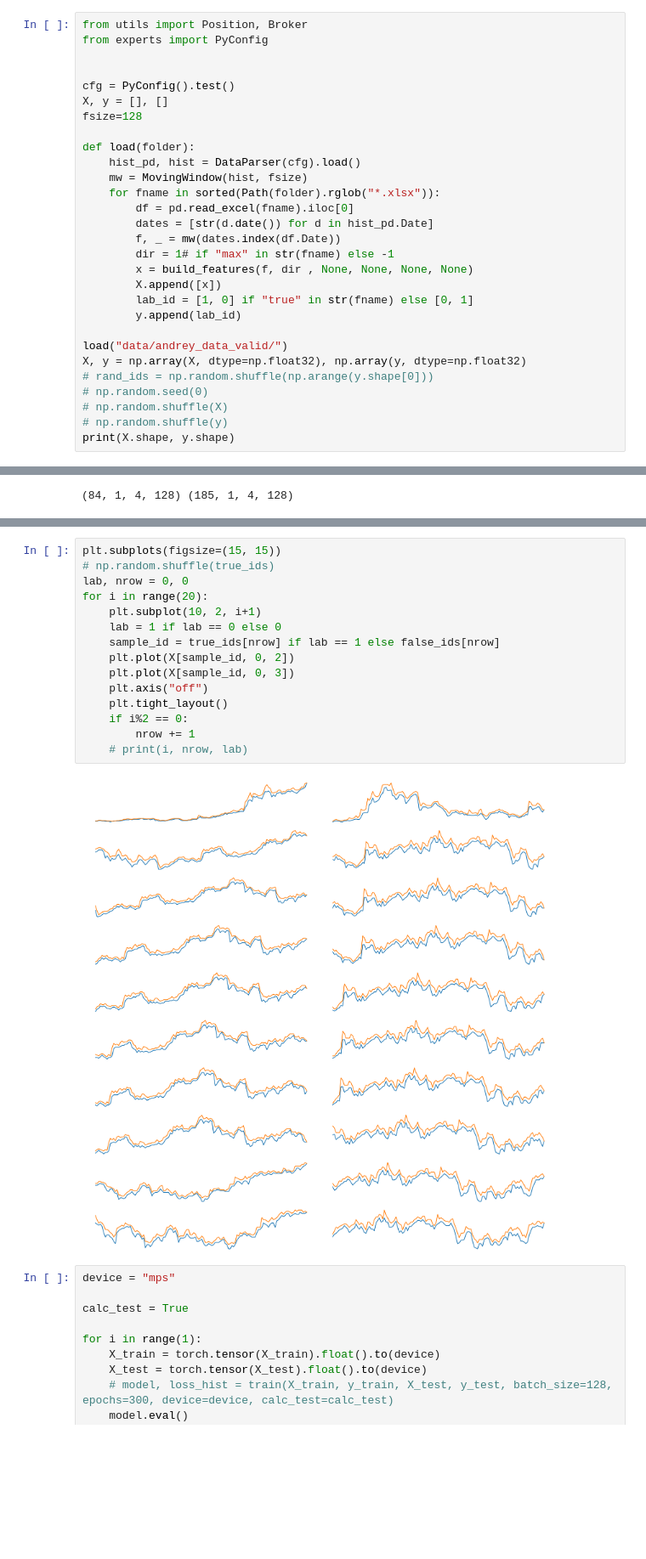
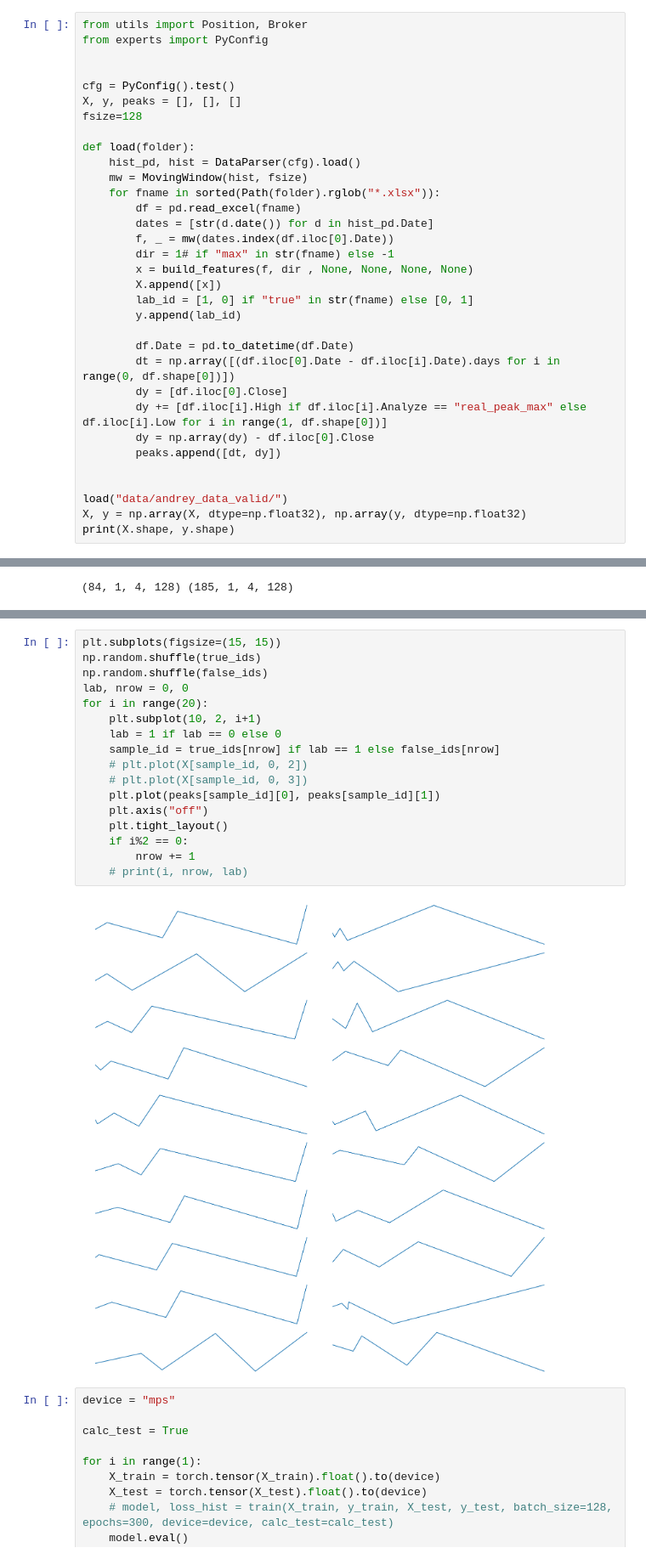
Before and after one commit to binrey/MLTR, a Jupyter notebook: train.ipynb, the cells around one changed output, grey strips where cells are left out. Shown at 85% size. Drawn from its saved outputs; the diff is of its cells as text; blank space fills up the shorter version.

```diff
--- a/train.ipynb
+++ b/train.ipynb
@@ -33,28 +33,32 @@ from experts import PyConfig
 
 
 cfg = PyConfig().test()
-X, y = [], []
+X, y, peaks = [], [], []
 fsize=128
 
 def load(folder):
     hist_pd, hist = DataParser(cfg).load()
     mw = MovingWindow(hist, fsize)
     for fname in sorted(Path(folder).rglob("*.xlsx")):
-        df = pd.read_excel(fname).iloc[0]
+        df = pd.read_excel(fname)
         dates = [str(d.date()) for d in hist_pd.Date]
-        f, _ = mw(dates.index(df.Date))
+        f, _ = mw(dates.index(df.iloc[0].Date))
         dir = 1# if "max" in str(fname) else -1
         x = build_features(f, dir , None, None, None, None)
         X.append([x])
         lab_id = [1, 0] if "true" in str(fname) else [0, 1]
         y.append(lab_id)
 
+        df.Date = pd.to_datetime(df.Date)
+        dt = np.array([(df.iloc[0].Date - df.iloc[i].Date).days for i in range(0, df.shape[0])])
+        dy = [df.iloc[0].Close]
+        dy += [df.iloc[i].High if df.iloc[i].Analyze == "real_peak_max" else df.iloc[i].Low for i in range(1, df.shape[0])]
+        dy = np.array(dy) - df.iloc[0].Close
+        peaks.append([dt, dy])
+
+
 load("data/andrey_data_valid/")
 X, y = np.array(X, dtype=np.float32), np.array(y, dtype=np.float32)
-# rand_ids = np.random.shuffle(np.arange(y.shape[0]))
-# np.random.seed(0)
-# np.random.shuffle(X)
-# np.random.shuffle(y)
 print(X.shape, y.shape)
 # %% [output]
 (269, 1, 4, 128) (269, 2)
@@ -73,20 +82,22 @@ print(X_train.shape, X_test.shape)
 # %%
 plt.subplots(figsize=(15, 15))
-# np.random.shuffle(true_ids)
+np.random.shuffle(true_ids)
+np.random.shuffle(false_ids)
 lab, nrow = 0, 0
 for i in range(20):
     plt.subplot(10, 2, i+1)
     lab = 1 if lab == 0 else 0
     sample_id = true_ids[nrow] if lab == 1 else false_ids[nrow]
-    plt.plot(X[sample_id, 0, 2])
-    plt.plot(X[sample_id, 0, 3])
+    # plt.plot(X[sample_id, 0, 2])
+    # plt.plot(X[sample_id, 0, 3])
+    plt.plot(peaks[sample_id][0], peaks[sample_id][1])
     plt.axis("off")
     plt.tight_layout()
     if i%2 == 0:
         nrow += 1
     # print(i, nrow, lab)
 # %% [output]
-[figure, old version]
+[figure, new version]
 # %%
 device = "mps"
 
```
Also changed, not shown: parts of 1 cell of this notebook.
